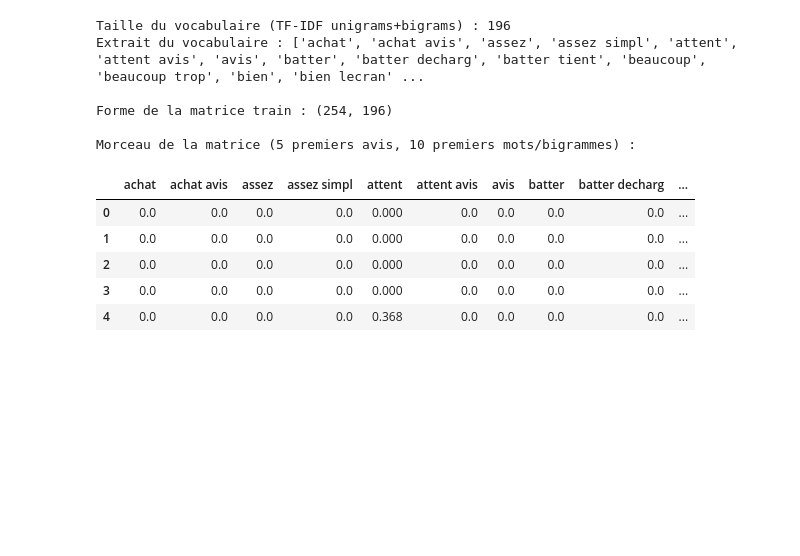
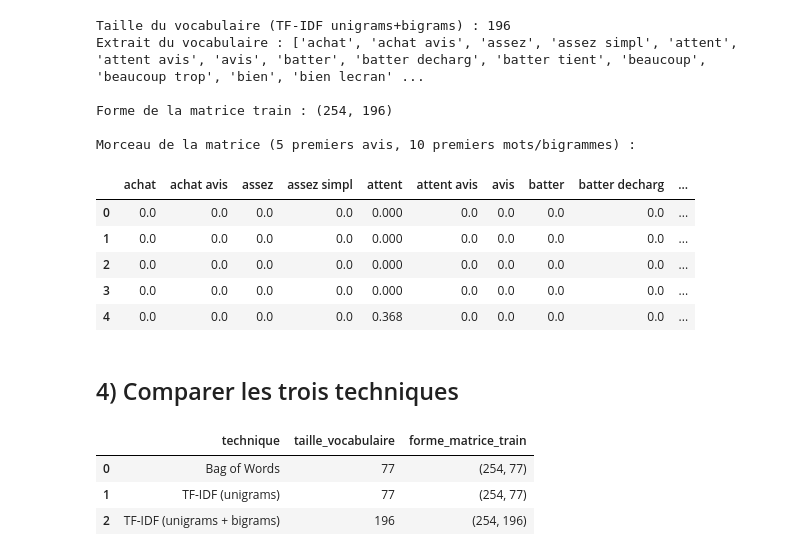
Before and after one commit to Damstat/atelier_prepa_donnees_textuelles, a Jupyter notebook: notebooks/atelier_prepa_donnees_textuelles.ipynb, the cells around one changed output. Cells and saved outputs as stored; diff of their text form; code cells hidden in the pictures; blank space fills up the shorter version.

Commit message:
P6.4: Comparaison des techniques de vectorisation

```diff
--- a/notebooks/atelier_prepa_donnees_textuelles.ipynb
+++ b/notebooks/atelier_prepa_donnees_textuelles.ipynb
@@ -770,3 +770,17 @@ Morceau de la matrice (5 premiers avis, 10 premiers mots/bigrammes) :
 | 2 | 0.0 | 0.0 | 0.0 | 0.0 | 0.000 | 0.0 | 0.0 | 0.0 | 0.0 | ... |
 | 3 | 0.0 | 0.0 | 0.0 | 0.0 | 0.000 | 0.0 | 0.0 | 0.0 | 0.0 | ... |
 | 4 | 0.0 | 0.0 | 0.0 | 0.0 | 0.368 | 0.0 | 0.0 | 0.0 | 0.0 | ... |
+# %% [markdown]
+## 4) Comparer les trois techniques
+# %%
+comparaison = pd.DataFrame({
+    "technique": ["Bag of Words", "TF-IDF (unigrams)", "TF-IDF (unigrams + bigrams)"],
+    "taille_vocabulaire": [len(vocabulaire_bow), len(vocabulaire_tfidf), len(vocabulaire_bigram)],
+    "forme_matrice_train": [str(X_train_bow.shape), str(X_train_tfidf.shape), str(X_train_tfidf_bigram.shape)],
+})
+comparaison
+# %% [output]
+|  | technique | taille_vocabulaire | forme_matrice_train |
+| 0 | Bag of Words | 77 | (254, 77) |
+| 1 | TF-IDF (unigrams) | 77 | (254, 77) |
+| 2 | TF-IDF (unigrams + bigrams) | 196 | (254, 196) |
```
